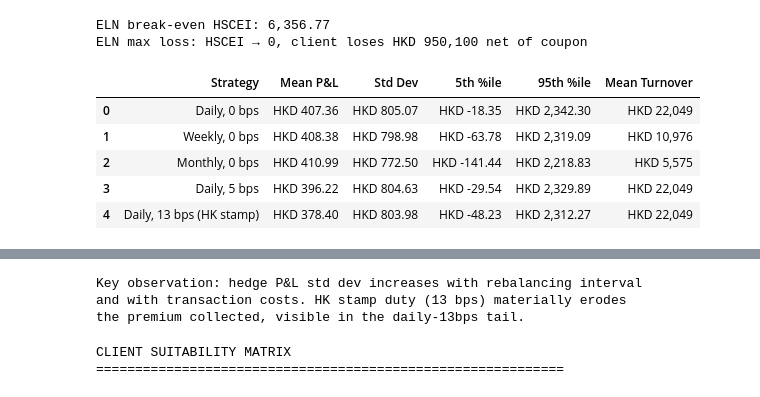
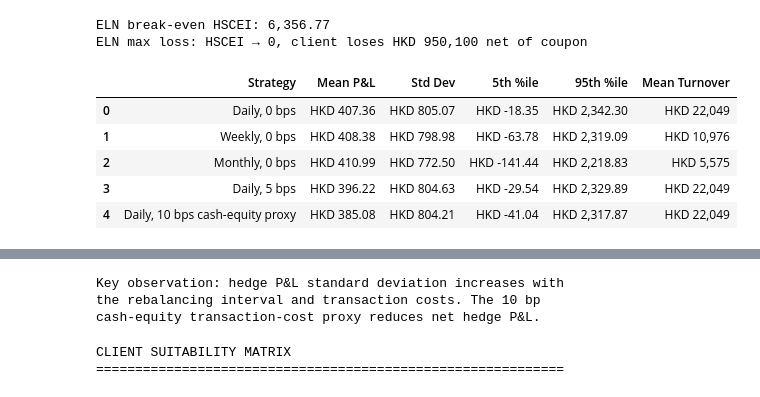
Before and after one commit to DBLS13/Asia-Markets-Structuring-Lab, a Jupyter notebook: notebooks/asia_markets_structuring_lab.ipynb, the cells around one changed output, grey strips where cells are left out. Saved outputs shown, nothing was run; the diff lists cells and outputs as text; code cells hidden in the pictures.

```diff
--- a/notebooks/asia_markets_structuring_lab.ipynb
+++ b/notebooks/asia_markets_structuring_lab.ipynb
@@ -808,7 +805,7 @@ configs = {
     "Weekly, 0 bps":   {"rehedge_every": 5,  "tc_bps": 0.0},
     "Monthly, 0 bps":  {"rehedge_every": 21, "tc_bps": 0.0},
     "Daily, 5 bps":    {"rehedge_every": 1,  "tc_bps": 5.0},
-    "Daily, 13 bps (HK stamp)": {"rehedge_every": 1, "tc_bps": 13.0},
+    "Daily, 10 bps cash-equity proxy": {"rehedge_every": 1, "tc_bps": 10.0,},
 }
 
 results = {}
@@ -824,50 +821,70 @@ for label, res in results.items():
     rows.append({
         "Strategy": label,
         "Mean P&L": np.mean(pnl),
         "Std Dev": np.std(pnl, ddof=1),
         "5th %ile": np.percentile(pnl, 5),
         "95th %ile": np.percentile(pnl, 95),
         "Mean Turnover": np.mean(res["turnover"]),
     })
 
 hedge_df = pd.DataFrame(rows)
 display(hedge_df.style.format({
     "Mean P&L": "HKD {:,.2f}", "Std Dev": "HKD {:,.2f}",
     "5th %ile": "HKD {:,.2f}", "95th %ile": "HKD {:,.2f}",
     "Mean Turnover": "HKD {:,.0f}",
 }))
 
 # --- Histogram ---
+# --- Histogram: selected hedge configurations ---
 fig_hedge = go.Figure()
-for label, color in [("Daily, 0 bps", "#1f77b4"),
-                     ("Weekly, 0 bps", "#ff7f0e"),
-                     ("Daily, 13 bps (HK stamp)", "#d62728")]:
-    fig_hedge.add_trace(go.Histogram(
-        x=results[label]["pnl"], name=label,
-        opacity=0.55, nbinsx=80, marker_color=color))
-fig_hedge.add_vline(x=0, line_dash="dash", line_color="black", line_width=1)
+
+for label, color in [
+    ("Daily, 0 bps", "#1f77b4"),
+    ("Weekly, 0 bps", "#ff7f0e"),
+    ("Daily, 10 bps cash-equity proxy", "#d62728"),
+]:
+    fig_hedge.add_trace(
+        go.Histogram(
+            x=results[label]["pnl"],
+            name=label,
+            opacity=0.55,
+            nbinsx=80,
+            marker_color=color,
+        )
+    )
+
+fig_hedge.add_vline(
+    x=0,
+    line_dash="dash",
+    line_color="black",
+    line_width=1,
+)
+
 fig_hedge.update_layout(
     title="ELN Embedded Put — Dealer Delta-Hedge Residual P&L",
     xaxis_title="Hedged P&L at Maturity (HKD)",
     yaxis_title="Frequency",
-    template="plotly_white", barmode="overlay", height=550)
+    template="plotly_white",
+    barmode="overlay",
+    height=550,
+)
+
 fig_hedge.show()
-fig_hedge.write_html("outputs/eln_hedge_error.html")
 
-print("\nKey observation: hedge P&L std dev increases with rebalancing interval")
-print("and with transaction costs. HK stamp duty (13 bps) materially erodes")
-print("the premium collected, visible in the daily-13bps tail.")
+print("\nKey observation: hedge P&L standard deviation increases with")
+print("the rebalancing interval and transaction costs. The 10 bp")
+print("cash-equity transaction-cost proxy reduces net hedge P&L.")
 # %% [output]
 |  | Strategy | Mean P&L | Std Dev | 5th %ile | 95th %ile | Mean Turnover |
 | 0 | Daily, 0 bps | HKD 407.36 | HKD 805.07 | HKD -18.35 | HKD 2,342.30 | HKD 22,049 |
 | 1 | Weekly, 0 bps | HKD 408.38 | HKD 798.98 | HKD -63.78 | HKD 2,319.09 | HKD 10,976 |
 | 2 | Monthly, 0 bps | HKD 410.99 | HKD 772.50 | HKD -141.44 | HKD 2,218.83 | HKD 5,575 |
 | 3 | Daily, 5 bps | HKD 396.22 | HKD 804.63 | HKD -29.54 | HKD 2,329.89 | HKD 22,049 |
-| 4 | Daily, 13 bps (HK stamp) | HKD 378.40 | HKD 803.98 | HKD -48.23 | HKD 2,312.27 | HKD 22,049 |
+| 4 | Daily, 10 bps cash-equity proxy | HKD 385.08 | HKD 804.21 | HKD -41.04 | HKD 2,317.87 | HKD 22,049 |
 [interactive output not drawn]
-Key observation: hedge P&L std dev increases with rebalancing interval
-and with transaction costs. HK stamp duty (13 bps) materially erodes
-the premium collected, visible in the daily-13bps tail.
+Key observation: hedge P&L standard deviation increases with
+the rebalancing interval and transaction costs. The 10 bp
+cash-equity transaction-cost proxy reduces net hedge P&L.
 # %%
 # =============================================================================
 # SUITABILITY MATRIX — CLIENT OBJECTIVE → PRODUCT
```
Also changed, not shown: parts of 3 cells of this notebook.
